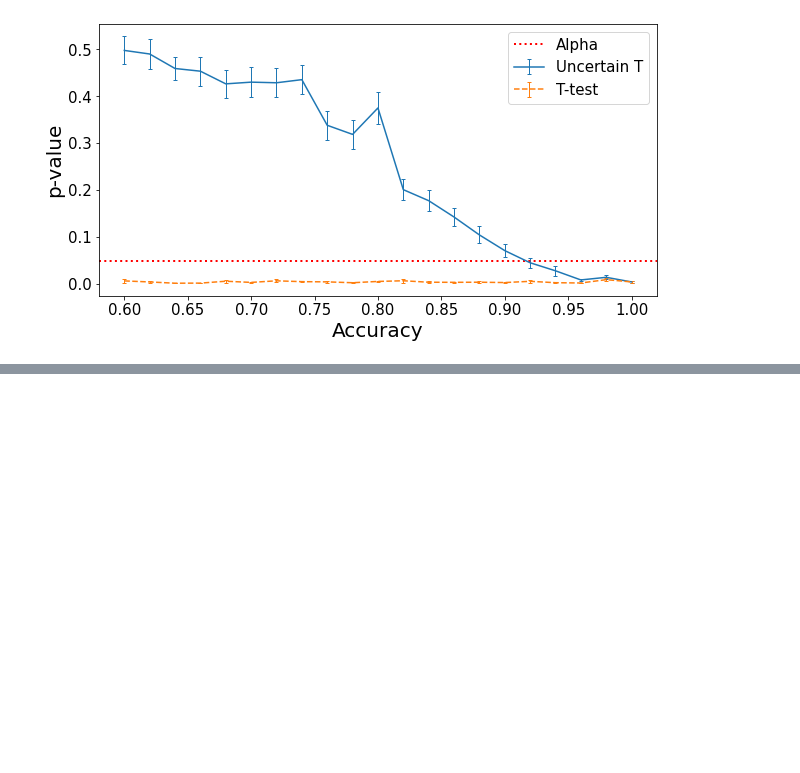
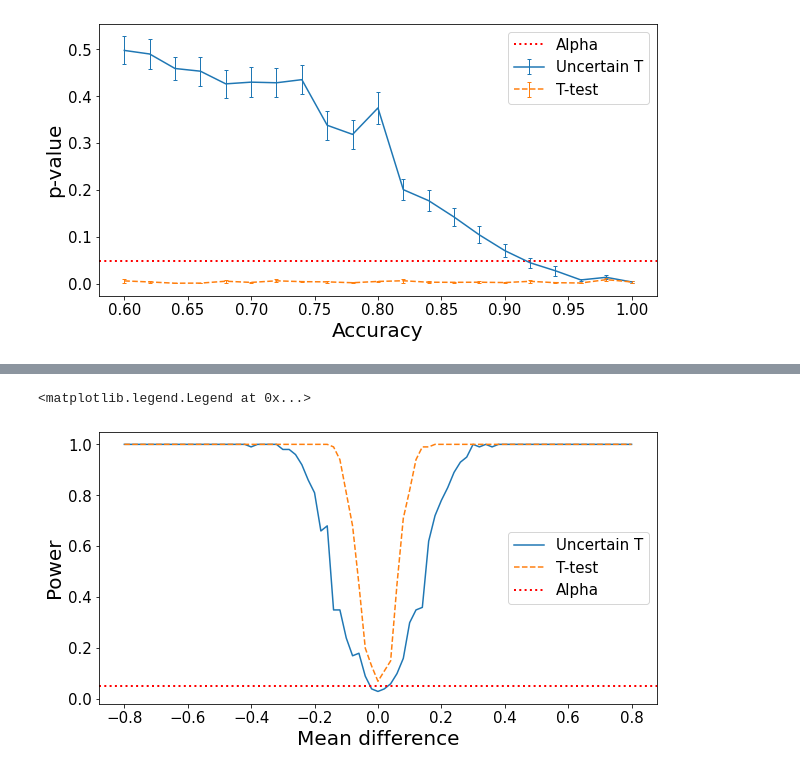
Before and after one commit to lct19/Statistical-consulting, a Jupyter notebook: simulation.ipynb, the cells around one changed output, grey strips where cells are left out. Saved outputs shown, nothing was run; the diff lists cells and outputs as text; code cells hidden in the pictures; blank space fills up the shorter version.

```diff
--- a/simulation.ipynb
+++ b/simulation.ipynb
@@ -130,0 +133,22 @@ plt.legend(fontsize=15)
+# %%
+np.random.seed(2022)
+res_list=np.zeros(shape=(81,100,2))
+power_list=np.zeros(shape=(81,2))
+m=100;n=1000
+for i in range(81):
+    res_list[i]=MC_compare(m,n,mu[i],prob3) # accuracy=0.85
+    power_list[i]=np.mean(res_list[i]<=0.05,axis=0)
+# %%
+x=mu[:,0]-mu[:,1]
+plt.figure(figsize=(10,5))
+plt.xlabel("Mean difference",fontsize=20)
+plt.xticks(fontsize=15)
+plt.yticks(fontsize=15)
+plt.ylabel("Power",fontsize=20)
+plt.plot(x,power_list[:,0],label='Uncertain T')
+plt.plot(x,power_list[:,1],linestyle='--',label="T-test")
+plt.axhline(0.05,linestyle=':',c='red',linewidth=2,label='Alpha')
+plt.legend(fontsize=15)
+# %% [output]
+<matplotlib.legend.Legend at 0x...>
+[figure, added]
```
Also changed, not shown: parts of 10 cells of this notebook, 1 other file.
